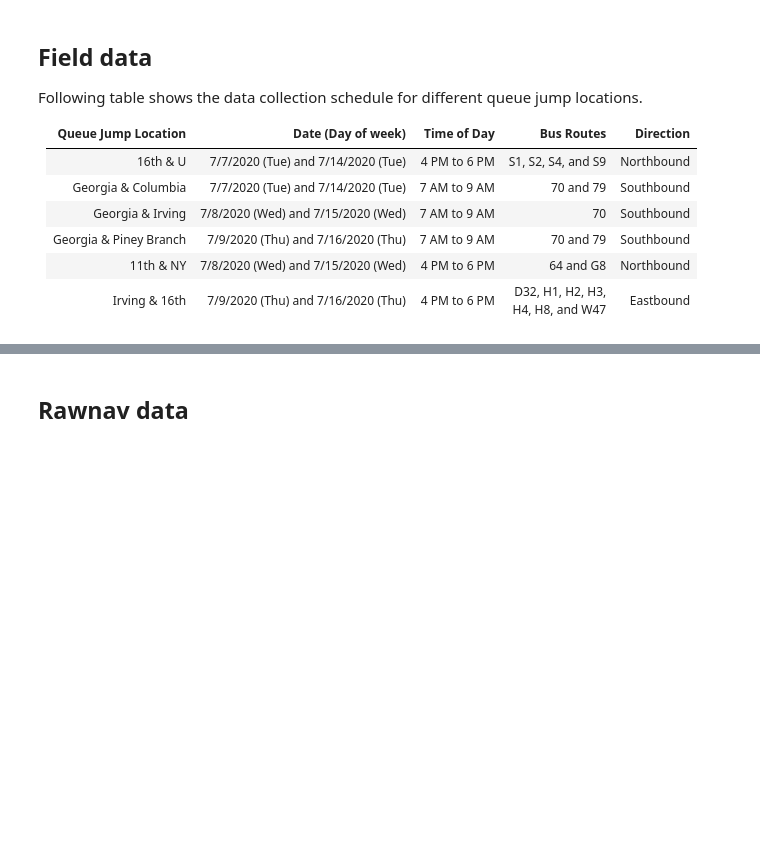
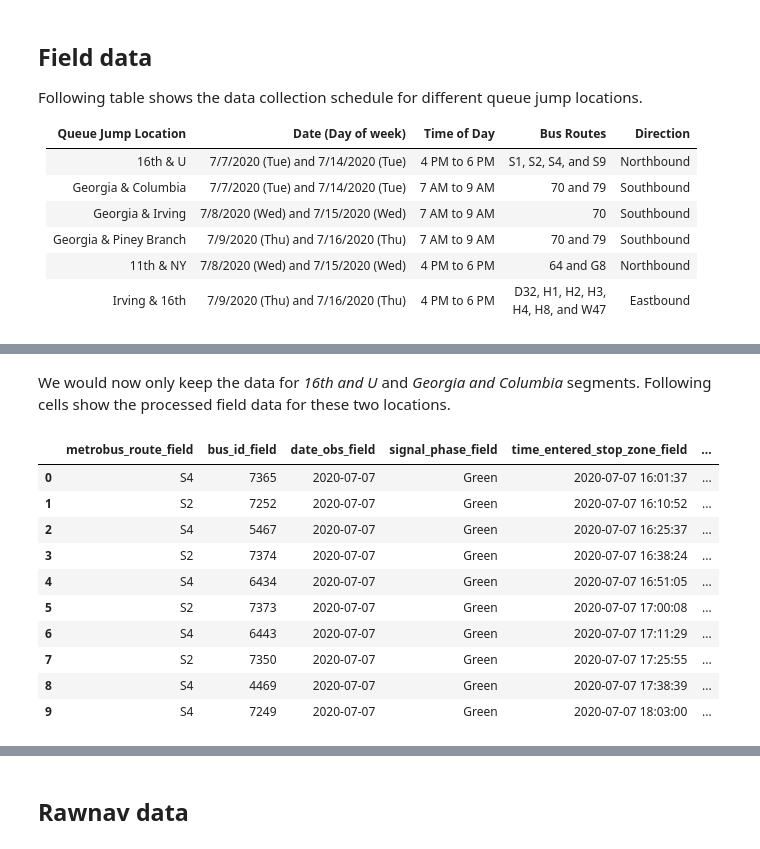
Before and after one commit to wmata-plan/WMATA_AVL, a Jupyter notebook: analysis/exploratory/03_Compare_rawnav_to_field_data.ipynb, the cells around one changed output, grey strips where cells are left out. Drawn from its saved outputs; the diff is of its cells as text; code cells hidden in the pictures; blank space fills up the shorter version.

```diff
--- a/analysis/exploratory/03_Compare_rawnav_to_field_data.ipynb
+++ b/analysis/exploratory/03_Compare_rawnav_to_field_data.ipynb
@@ -105 +118,18 @@ dict_keys(['16th & U', 'Georgia & Columbia', 'Georgia & Irving', 'Georgia & Pine
+# %% [markdown]
+We would now only keep the data for *16th and U* and *Georgia and Columbia* segments. Following cells show the processed field data for these two locations.
+# %%
+field_qjump_16_U = field_dict['16th & U']
+field_qjump_16_U
+# %% [output]
+|  | metrobus_route_field | bus_id_field | date_obs_field | signal_phase_field | time_entered_stop_zone_field | ... |
+| 0 | S4 | 7365 | 2020-07-07 | Green | 2020-07-07 16:01:37 | ... |
+| 1 | S2 | 7252 | 2020-07-07 | Green | 2020-07-07 16:10:52 | ... |
+| 2 | S4 | 5467 | 2020-07-07 | Green | 2020-07-07 16:25:37 | ... |
+| 3 | S2 | 7374 | 2020-07-07 | Green | 2020-07-07 16:38:24 | ... |
+| 4 | S4 | 6434 | 2020-07-07 | Green | 2020-07-07 16:51:05 | ... |
+| 5 | S2 | 7373 | 2020-07-07 | Green | 2020-07-07 17:00:08 | ... |
+| 6 | S4 | 6443 | 2020-07-07 | Green | 2020-07-07 17:11:29 | ... |
+| 7 | S2 | 7350 | 2020-07-07 | Green | 2020-07-07 17:25:55 | ... |
+| 8 | S4 | 4469 | 2020-07-07 | Green | 2020-07-07 17:38:39 | ... |
+| 9 | S4 | 7249 | 2020-07-07 | Green | 2020-07-07 18:03:00 | ... |
 # %%
```
Also changed, not shown: parts of 39 cells of this notebook, 7 other files.
